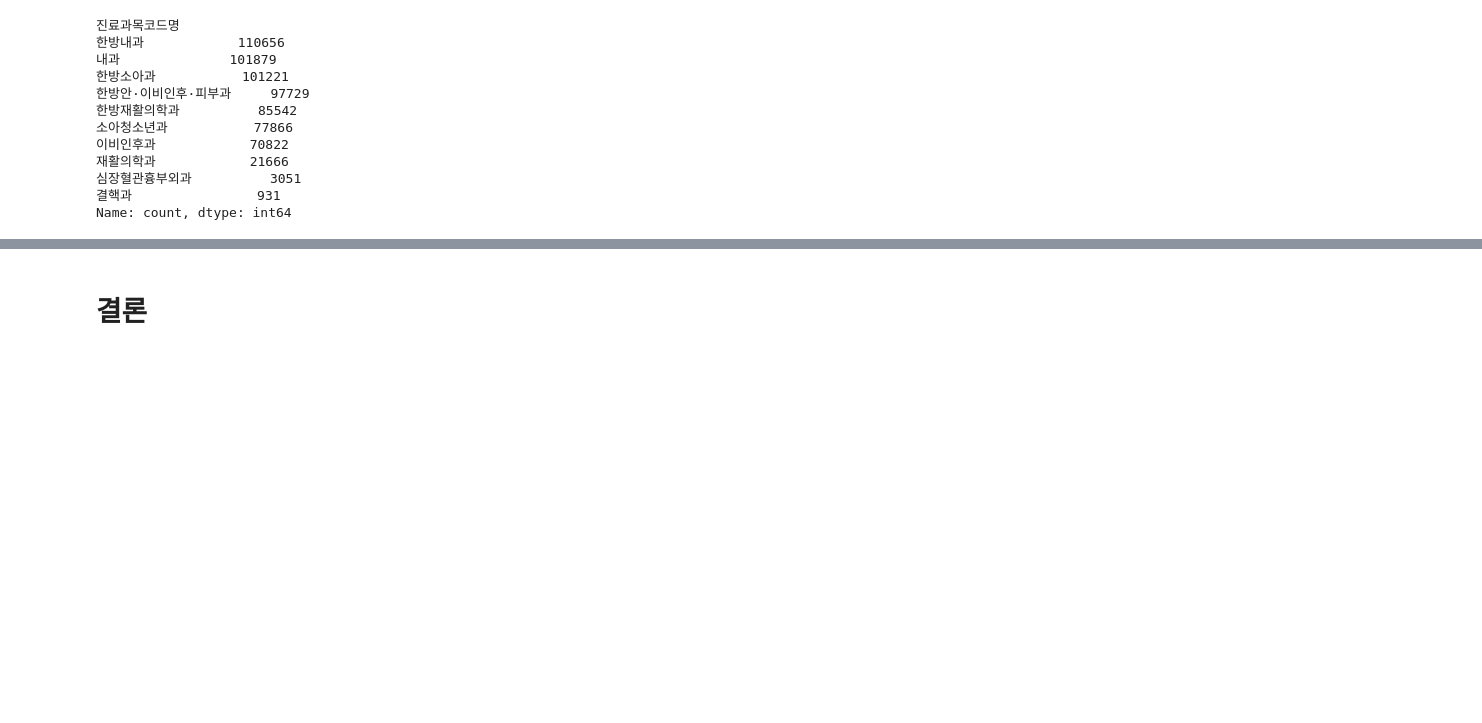
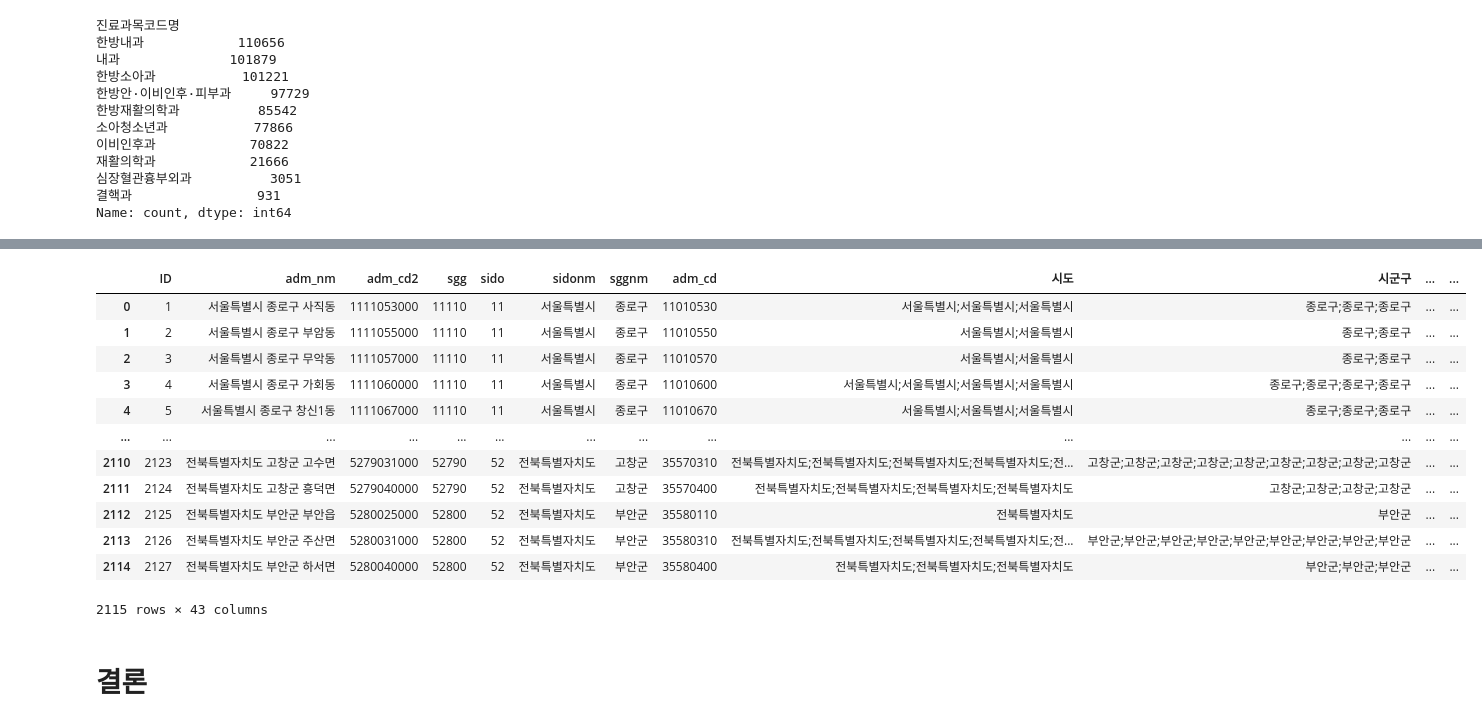
Before and after one commit to JiHyun13/dust_infra_blindspot, a Jupyter notebook: hospital_infra.ipynb, the cells around one changed output, grey strips where cells are left out. Drawn from its saved outputs; the diff is of its cells as text; code cells hidden in the pictures; blank space fills up the shorter version.

```diff
--- a/hospital_infra.ipynb
+++ b/hospital_infra.ipynb
@@ -733,0 +1011,33 @@ low_density2
+# %%
+# 1. 데이터 불러오기
+gdf_zone = gpd.read_file("data/only생활권.geojson")
+
+# 2. 취약인구수 계산
+gdf_zone["취약인구수"] = gdf_zone["어린이"] + gdf_zone["노인"]
+
+# 3. 진료과목별 병원 수 및 전문의 수 계산
+df_detail["전문의수"] = df_detail["과목별 전문의수"] + df_detail["선택진료 의사수"]
+
+# 4. 생활권 ID별 진료과목별 집계
+grouped = df_detail.groupby(["ID", "진료과목코드명"]).agg(
+    병원수=("요양기관명", "count"),
+    전문의수=("전문의수", "sum")
+).reset_index()
+
+# 5. 피벗으로 ID 기준 wide 형태로 변환
+pivot_hospital = grouped.pivot(index="ID", columns="진료과목코드명", values="병원수").add_prefix("병원수_")
+pivot_doctor = grouped.pivot(index="ID", columns="진료과목코드명", values="전문의수").add_prefix("전문의수_")
+
+# 6. 병원수와 전문의수를 합침
+df_medical = pd.concat([pivot_hospital, pivot_doctor], axis=1).reset_index()
+
+# 7. 생활권 geojson과 병합
+gdf_result = gdf_zone.merge(df_medical, on="ID", how="left")
+gdf_result = gdf_result.fillna(0)  # 결측값 0으로 처리
+
+
+m = folium.Map(location=[36.5, 127.8], zoom_start=7)
+
+gdf_result.columns
+# 8. 저장
+#gdf_result.to_file("생활권_의료상세.geojson", driver="GeoJSON")
@@ -733,0 +1109,19 @@ low_density2
+# %%
+threshold = gdf_map_scaled['의료종합지수'].quantile(0.2)
+gdf_map_scaled['의료취약'] = gdf_map_scaled['의료종합지수'] <= threshold
+# %%
+gdf_map_scaled
+# %% [output]
+|  | ID | adm_nm | adm_cd2 | sgg | sido | sidonm | sggnm | adm_cd | 시도 | 시군구 | ... | ... |
+| 0 | 1 | 서울특별시 종로구 사직동 | 1111053000 | 11110 | 11 | 서울특별시 | 종로구 | 11010530 | 서울특별시;서울특별시;서울특별시 | 종로구;종로구;종로구 | ... | ... |
+| 1 | 2 | 서울특별시 종로구 부암동 | 1111055000 | 11110 | 11 | 서울특별시 | 종로구 | 11010550 | 서울특별시;서울특별시 | 종로구;종로구 | ... | ... |
+| 2 | 3 | 서울특별시 종로구 무악동 | 1111057000 | 11110 | 11 | 서울특별시 | 종로구 | 11010570 | 서울특별시;서울특별시 | 종로구;종로구 | ... | ... |
+| 3 | 4 | 서울특별시 종로구 가회동 | 1111060000 | 11110 | 11 | 서울특별시 | 종로구 | 11010600 | 서울특별시;서울특별시;서울특별시;서울특별시 | 종로구;종로구;종로구;종로구 | ... | ... |
+| 4 | 5 | 서울특별시 종로구 창신1동 | 1111067000 | 11110 | 11 | 서울특별시 | 종로구 | 11010670 | 서울특별시;서울특별시;서울특별시 | 종로구;종로구;종로구 | ... | ... |
+| ... | ... | ... | ... | ... | ... | ... | ... | ... | ... | ... | ... | ... |
+| 2110 | 2123 | 전북특별자치도 고창군 고수면 | 5279031000 | 52790 | 52 | 전북특별자치도 | 고창군 | 35570310 | 전북특별자치도;전북특별자치도;전북특별자치도;전북특별자치도;전... | 고창군;고창군;고창군;고창군;고창군;고창군;고창군;고창군;고창군 | ... | ... |
+| 2111 | 2124 | 전북특별자치도 고창군 흥덕면 | 5279040000 | 52790 | 52 | 전북특별자치도 | 고창군 | 35570400 | 전북특별자치도;전북특별자치도;전북특별자치도;전북특별자치도 | 고창군;고창군;고창군;고창군 | ... | ... |
+| 2112 | 2125 | 전북특별자치도 부안군 부안읍 | 5280025000 | 52800 | 52 | 전북특별자치도 | 부안군 | 35580110 | 전북특별자치도 | 부안군 | ... | ... |
+| 2113 | 2126 | 전북특별자치도 부안군 주산면 | 5280031000 | 52800 | 52 | 전북특별자치도 | 부안군 | 35580310 | 전북특별자치도;전북특별자치도;전북특별자치도;전북특별자치도;전... | 부안군;부안군;부안군;부안군;부안군;부안군;부안군;부안군;부안군 | ... | ... |
+| 2114 | 2127 | 전북특별자치도 부안군 하서면 | 5280040000 | 52800 | 52 | 전북특별자치도 | 부안군 | 35580400 | 전북특별자치도;전북특별자치도;전북특별자치도 | 부안군;부안군;부안군 | ... | ... |
+2115 rows × 43 columns
```
Also changed, not shown: parts of 68 cells of this notebook, 22 other files.
